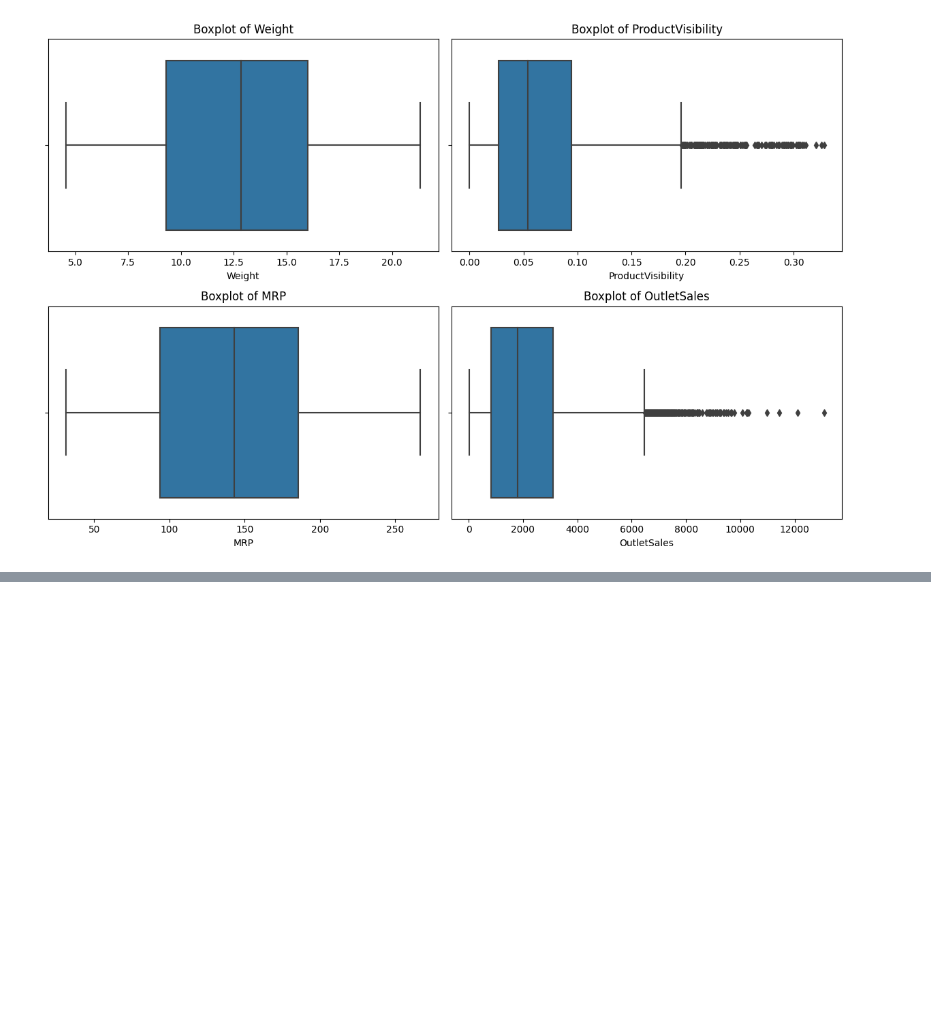
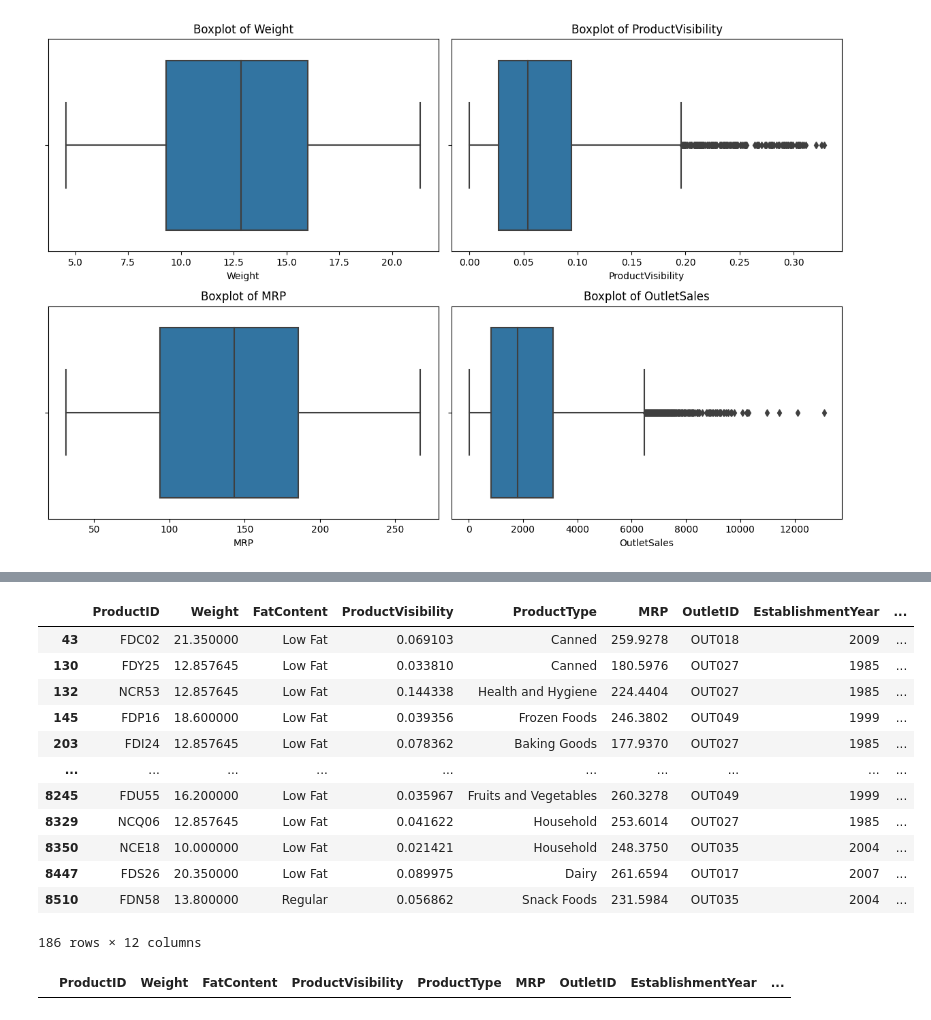
Before and after one commit to pi-mishra/Big-Mart-Sales-Prediction, a Jupyter notebook: BigMartSalesPrediction.ipynb, the cells around one changed output, grey strips where cells are left out. Cells and saved outputs as stored; diff of their text form; code cells hidden in the pictures; blank space fills up the shorter version.

```diff
--- a/BigMartSalesPrediction.ipynb
+++ b/BigMartSalesPrediction.ipynb
@@ -162,0 +208,20 @@ plt.show()
+# %%
+df[df["OutletSales"]>upper_limit]
+# %% [output]
+|  | ProductID | Weight | FatContent | ProductVisibility | ProductType | MRP | OutletID | EstablishmentYear | ... |
+| 43 | FDC02 | 21.350000 | Low Fat | 0.069103 | Canned | 259.9278 | OUT018 | 2009 | ... |
+| 130 | FDY25 | 12.857645 | Low Fat | 0.033810 | Canned | 180.5976 | OUT027 | 1985 | ... |
+| 132 | NCR53 | 12.857645 | Low Fat | 0.144338 | Health and Hygiene | 224.4404 | OUT027 | 1985 | ... |
+| 145 | FDP16 | 18.600000 | Low Fat | 0.039356 | Frozen Foods | 246.3802 | OUT049 | 1999 | ... |
+| 203 | FDI24 | 12.857645 | Low Fat | 0.078362 | Baking Goods | 177.9370 | OUT027 | 1985 | ... |
+| ... | ... | ... | ... | ... | ... | ... | ... | ... | ... |
+| 8245 | FDU55 | 16.200000 | Low Fat | 0.035967 | Fruits and Vegetables | 260.3278 | OUT049 | 1999 | ... |
+| 8329 | NCQ06 | 12.857645 | Low Fat | 0.041622 | Household | 253.6014 | OUT027 | 1985 | ... |
+| 8350 | NCE18 | 10.000000 | Low Fat | 0.021421 | Household | 248.3750 | OUT035 | 2004 | ... |
+| 8447 | FDS26 | 20.350000 | Low Fat | 0.089975 | Dairy | 261.6594 | OUT017 | 2007 | ... |
+| 8510 | FDN58 | 13.800000 | Regular | 0.056862 | Snack Foods | 231.5984 | OUT035 | 2004 | ... |
+186 rows × 12 columns
+# %%
+df[df["OutletSales"]<lower_limit] #No data lower limit as the lower_limit value is in negative
+# %% [output]
+|  | ProductID | Weight | FatContent | ProductVisibility | ProductType | MRP | OutletID | EstablishmentYear | ... |
```
Also changed, not shown: parts of 7 cells of this notebook.
